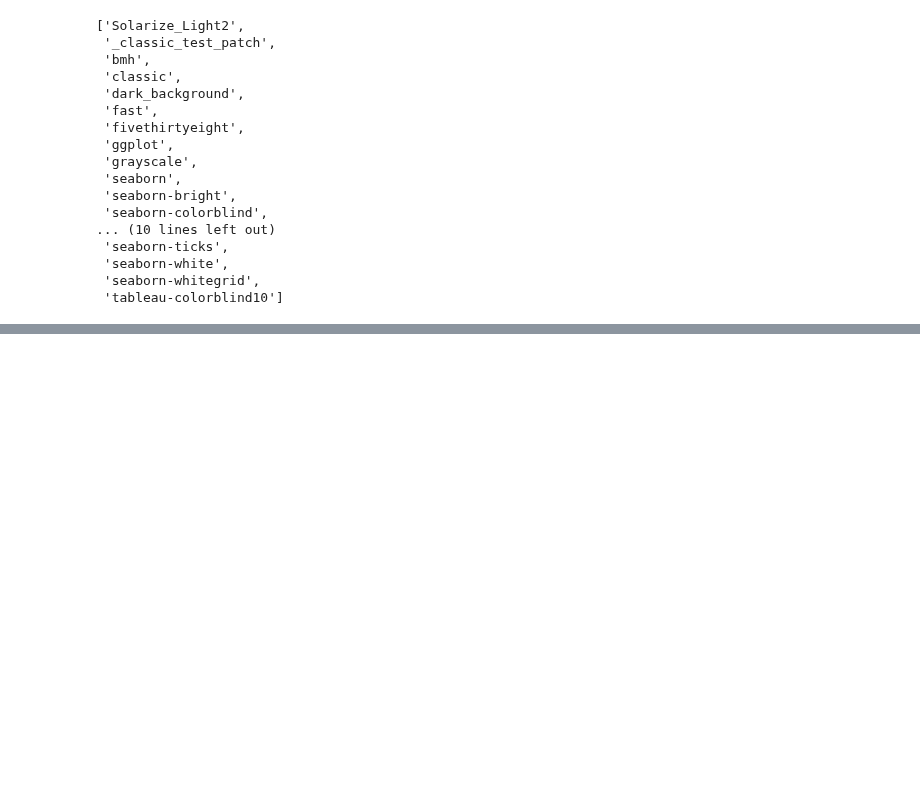
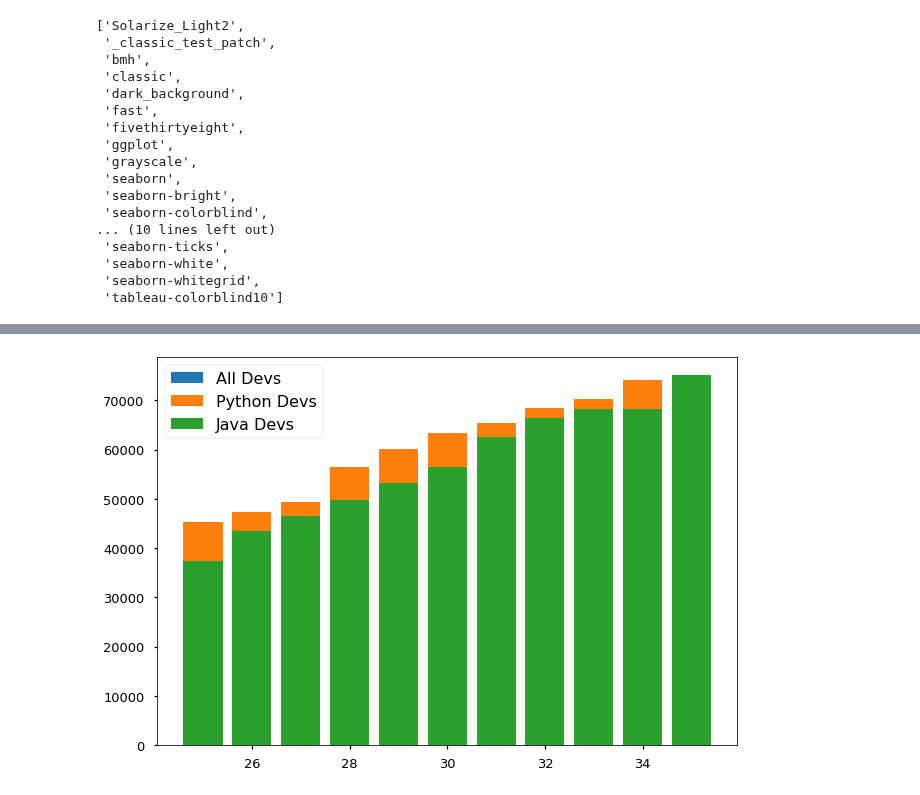
Before and after one commit to Raghav087/Python, a Jupyter notebook: Matplotlib.ipynb, the cells around one changed output, grey strips where cells are left out. Drawn from its saved outputs; the diff is of its cells as text; code cells hidden in the pictures; blank space fills up the shorter version.

```diff
--- a/Matplotlib.ipynb
+++ b/Matplotlib.ipynb
@@ -69,0 +70,12 @@ plt.grid(True)
+# %%
+jsdev_y = [37321,43534,46456,49778,53124,56456,62487,66426,68210,68178,75125]
+plt.bar(dev_x,dev_y,label='All Devs')
+plt.bar(dev_x,pydev_y,label='Python Devs')
+plt.bar(dev_x,jsdev_y,label='Java Devs')
+plt.style.use('seaborn-poster')
+plt.legend()
+plt.show()
+#As seen, the 3 bars are stacked over each other rather than be shown side-by-side.
+#To resolve it, we include a width offset on each bar so that they appear separately rather than on top.
+# %% [output]
+[figure, added]
```
Also changed, not shown: parts of 9 cells of this notebook, 2 other files.
